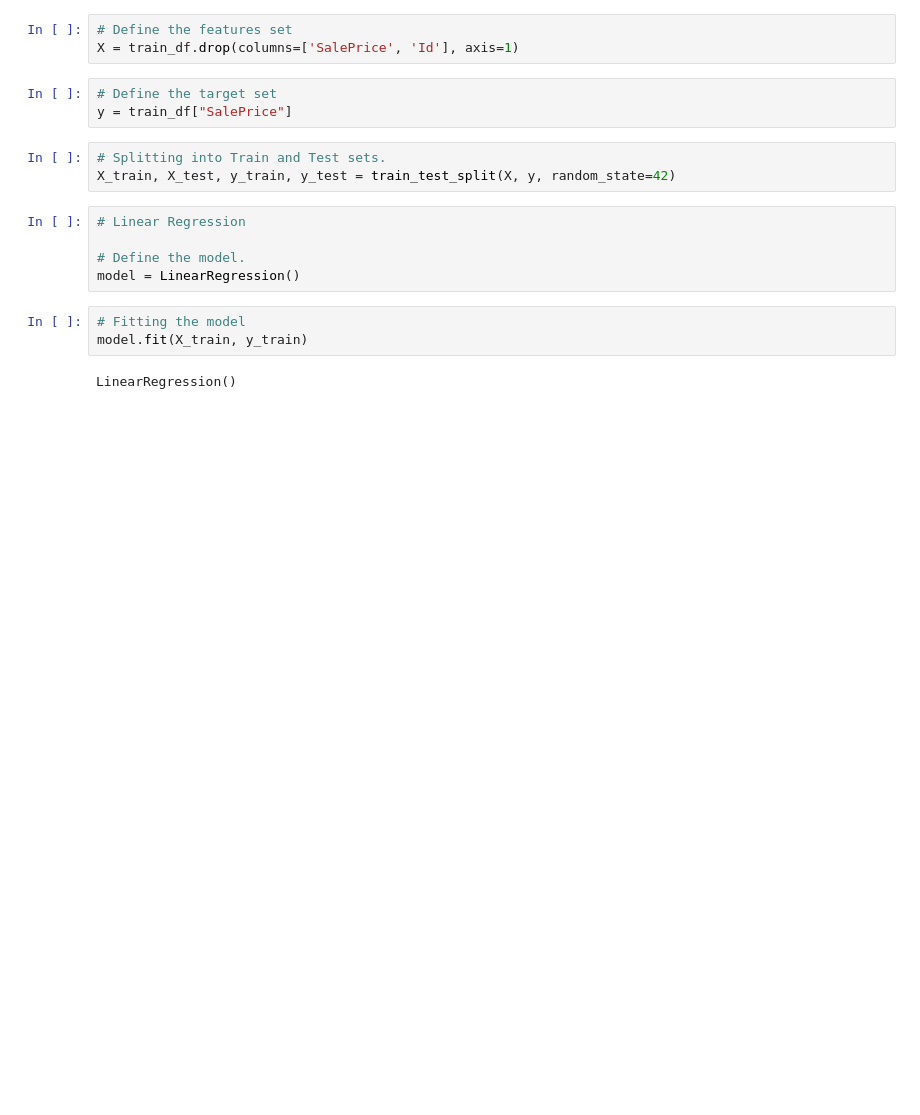
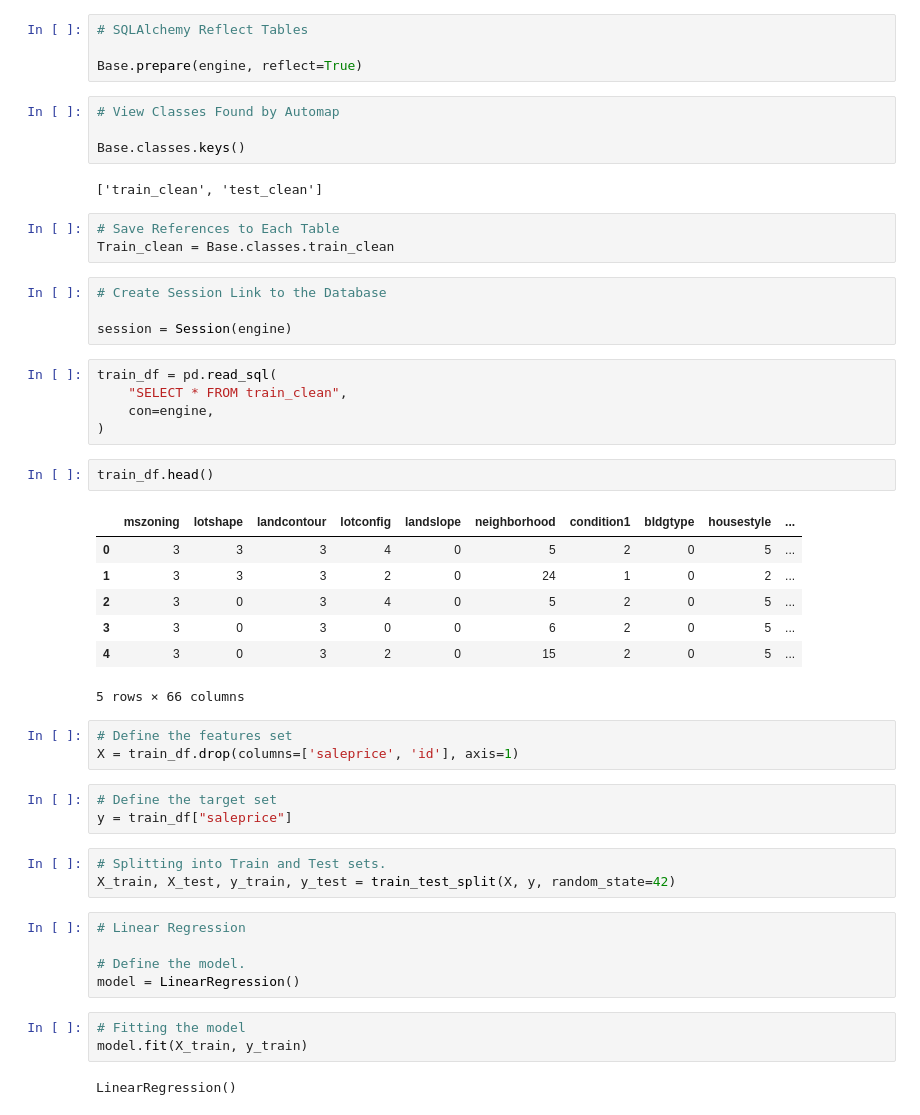
Before and after one commit to JabboRamirez/BootCamp_Project, a Jupyter notebook: Linear_Regression_Housing_Prices.ipynb, the cells around one changed output. Cells and saved outputs as stored; diff of their text form; blank space fills up the shorter version.

```diff
--- a/Linear_Regression_Housing_Prices.ipynb
+++ b/Linear_Regression_Housing_Prices.ipynb
@@ -15,9 +28,41 @@ train_df = pd.read_csv(file_to_load)
+# %%
+# SQLAlchemy Reflect Tables
+
+Base.prepare(engine, reflect=True)
+# %%
+# View Classes Found by Automap
+
+Base.classes.keys()
+# %% [output]
+['train_clean', 'test_clean']
+# %%
+# Save References to Each Table
+Train_clean = Base.classes.train_clean
+# %%
+# Create Session Link to the Database
+
+session = Session(engine)
+# %%
+train_df = pd.read_sql(
+    "SELECT * FROM train_clean",
+    con=engine,
+)
+# %%
+train_df.head()
+# %% [output]
+|  | mszoning | lotshape | landcontour | lotconfig | landslope | neighborhood | condition1 | bldgtype | housestyle | ... |
+| 0 | 3 | 3 | 3 | 4 | 0 | 5 | 2 | 0 | 5 | ... |
+| 1 | 3 | 3 | 3 | 2 | 0 | 24 | 1 | 0 | 2 | ... |
+| 2 | 3 | 0 | 3 | 4 | 0 | 5 | 2 | 0 | 5 | ... |
+| 3 | 3 | 0 | 3 | 0 | 0 | 6 | 2 | 0 | 5 | ... |
+| 4 | 3 | 0 | 3 | 2 | 0 | 15 | 2 | 0 | 5 | ... |
+5 rows × 66 columns
 # %%
 # Define the features set
-X = train_df.drop(columns=['SalePrice', 'Id'], axis=1)
+X = train_df.drop(columns=['saleprice', 'id'], axis=1)
 # %%
 # Define the target set
-y = train_df["SalePrice"]
+y = train_df["saleprice"]
 # %%
 # Splitting into Train and Test sets.
 X_train, X_test, y_train, y_test = train_test_split(X, y, random_state=42)
```
Also changed, not shown: parts of 14 cells of this notebook.
